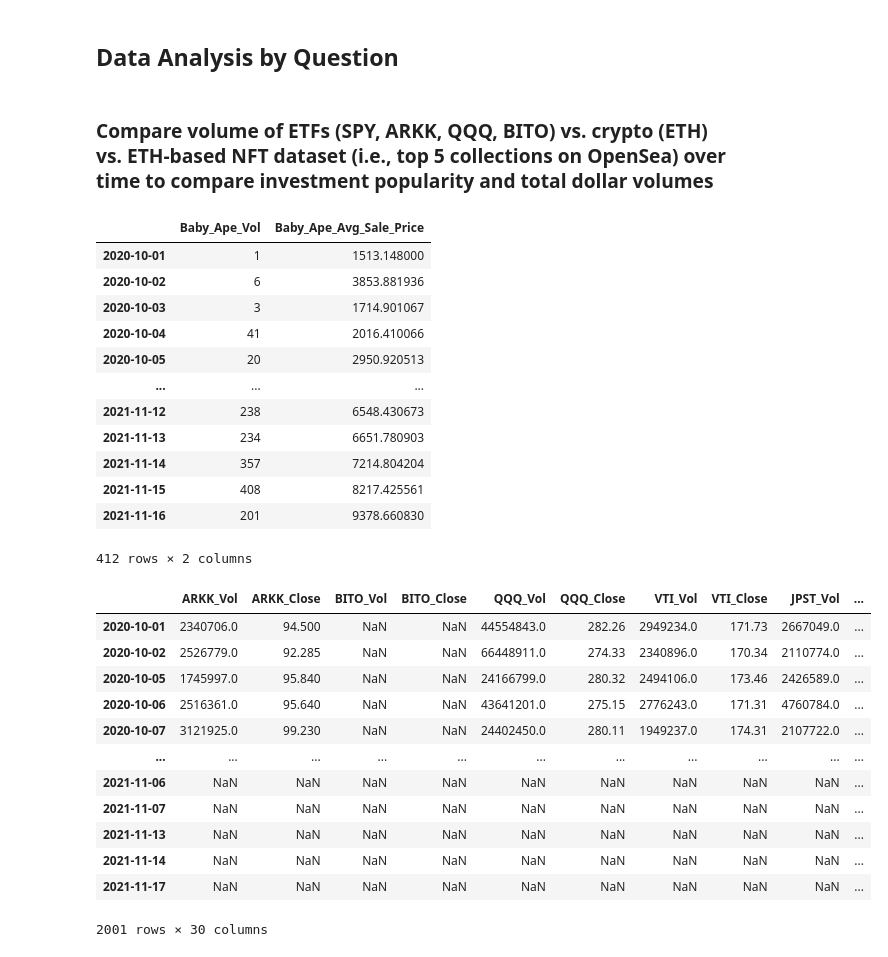
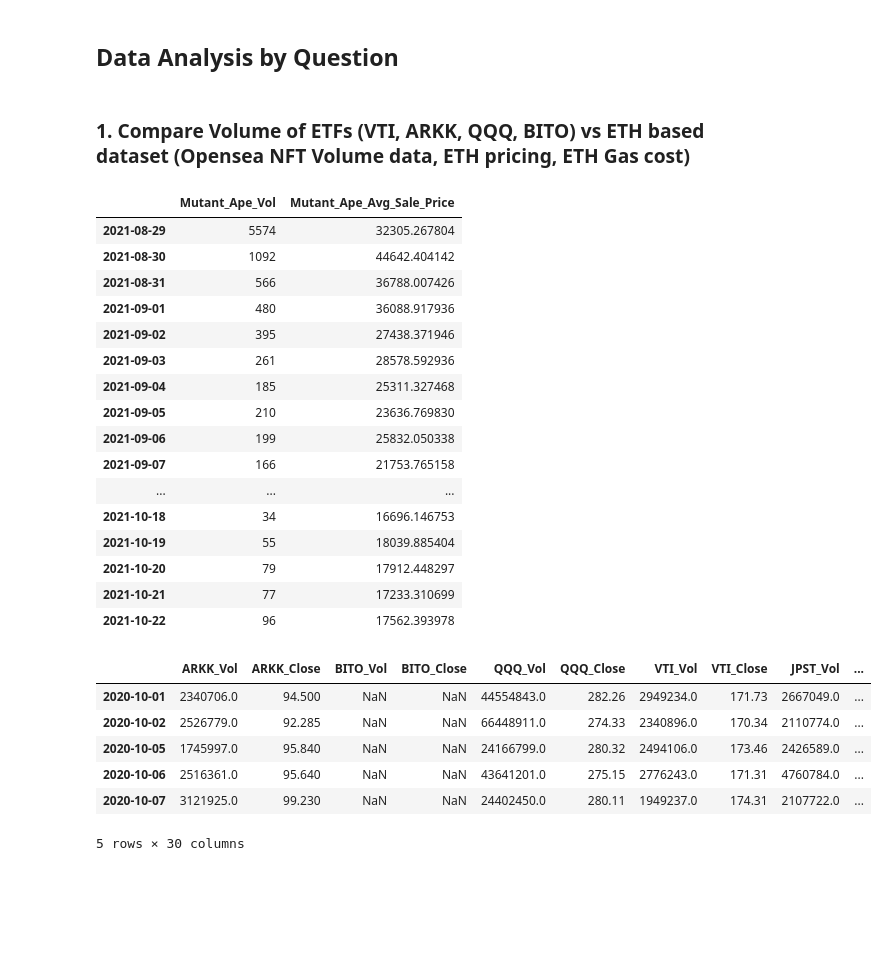
Before and after one commit to bradkaley/NFT_Market_Analysis, a Jupyter notebook: Part_2_Data_Collection_Analysis.ipynb, the cells around one changed output. Saved outputs shown, nothing was run; the diff lists cells and outputs as text; code cells hidden in the pictures; blank space fills up the shorter version.

```diff
--- a/Part_2_Data_Collection_Analysis.ipynb
+++ b/Part_2_Data_Collection_Analysis.ipynb
@@ -325,8 +299,8 @@ file_path_15 = Path("Output_csv_data_files/nfts/baby_ape_sales.csv")
 baby_ape_sales = pd.read_csv(file_path_15)
 # %% [markdown]
 ## Data Analysis by Question
-# %% [markdown]
-### Compare volume of ETFs (SPY, ARKK, QQQ, BITO) vs. crypto (ETH) vs. ETH-based NFT dataset (i.e., top 5 collections on OpenSea) over time to compare investment popularity and total dollar volumes
+# %% [markdown]
+### 1. Compare Volume of ETFs (VTI, ARKK, QQQ, BITO) vs ETH based dataset (Opensea NFT Volume data, ETH pricing, ETH Gas cost)
 # %%
 #Create NFTs dataframe with only daily sales data and convert timestamp to a datetime object
 
@@ -363,13 +334,6 @@ mutant_ape_vol_df["Mutant_Ape_Vol"] = mutant_ape_vol_data
 mutant_ape_vol_df["Mutant_Ape_Avg_Sale_Price"] = mutant_ape_sale_price_data
 mutant_ape_vol_df.index = mutant_ape_vol_df.index.date
 
-#cryptopunks_vol_data = cryptopunks_sale_price_df[['timestamp', 'total_price_usd']].resample("D", on="timestamp").count()["total_price_usd"]
-#cryptopunks_sale_price_data = cryptopunks_sale_price_df[['timestamp', 'total_price_usd']].resample("D", on="timestamp").mean()["total_price_usd"]
-#cryptopunks_vol_df = pd.DataFrame()
-#cryptopunks_vol_df["Cryptopunks_Vol"] = cryptopunks_vol_data
-#cryptopunks_vol_df["Cryptopunks_Avg_Sale_Price"] = cryptopunks_sale_price_data
-#cryptopunks_vol_df.index = cryptopunks_vol_df.index.date
-
 sandbox_vol_data = sandbox_sale_price_df[['timestamp', 'total_price_usd']].resample("D", on="timestamp").count()["total_price_usd"]
 sandbox_sale_price_data = sandbox_sale_price_df[['timestamp', 'total_price_usd']].resample("D", on="timestamp").mean()["total_price_usd"]
 sandbox_vol_df = pd.DataFrame()
@@ -383,49 +347,48 @@ baby_ape_vol_df = pd.DataFrame()
 baby_ape_vol_df["Baby_Ape_Vol"] = baby_ape_vol_data
 baby_ape_vol_df["Baby_Ape_Avg_Sale_Price"] = baby_ape_sale_price_data
 baby_ape_vol_df.index = baby_ape_vol_df.index.date
+
+mutant_ape_vol_df.head(55)
 # %% [output]
-|  | Baby_Ape_Vol | Baby_Ape_Avg_Sale_Price |
-| 2020-10-01 | 1 | 1513.148000 |
-| 2020-10-02 | 6 | 3853.881936 |
-| 2020-10-03 | 3 | 1714.901067 |
-| 2020-10-04 | 41 | 2016.410066 |
-| 2020-10-05 | 20 | 2950.920513 |
+|  | Mutant_Ape_Vol | Mutant_Ape_Avg_Sale_Price |
+| 2021-08-29 | 5574 | 32305.267804 |
+| 2021-08-30 | 1092 | 44642.404142 |
+| 2021-08-31 | 566 | 36788.007426 |
+| 2021-09-01 | 480 | 36088.917936 |
+| 2021-09-02 | 395 | 27438.371946 |
+| 2021-09-03 | 261 | 28578.592936 |
+| 2021-09-04 | 185 | 25311.327468 |
+| 2021-09-05 | 210 | 23636.769830 |
+| 2021-09-06 | 199 | 25832.050338 |
+| 2021-09-07 | 166 | 21753.765158 |
 | ... | ... | ... |
-| 2021-11-12 | 238 | 6548.430673 |
-| 2021-11-13 | 234 | 6651.780903 |
-| 2021-11-14 | 357 | 7214.804204 |
-| 2021-11-15 | 408 | 8217.425561 |
-| 2021-11-16 | 201 | 9378.660830 |
+| 2021-10-18 | 34 | 16696.146753 |
+| 2021-10-19 | 55 | 18039.885404 |
+| 2021-10-20 | 79 | 17912.448297 |
+| 2021-10-21 | 77 | 17233.310699 |
+| 2021-10-22 | 96 | 17562.393978 |
-412 rows × 2 columns
 # %%
 #Concatenate volume data for ETFs, crypto (ETH), and NFTs
 combined_vol_df = pd.concat([stocks_vol_data, eth_data, bored_ape_vol_df,mutant_ape_vol_df,sandbox_vol_df,baby_ape_vol_df], axis="columns", join="outer")
 
 #Add columns to calculate the total amount of USD involved in each ETF, crypto, and NFT collection to compare
 combined_vol_df["ARKK_$_Vol"] = combined_vol_df["ARKK_Vol"] * combined_vol_df["ARKK_Close"]
 combined_vol_df["BITO_$_Vol"] = combined_vol_df["BITO_Vol"] * combined_vol_df["BITO_Close"]
 combined_vol_df["QQQ_$_Vol"] = combined_vol_df["QQQ_Vol"] * combined_vol_df["QQQ_Close"]
 combined_vol_df["VTI_$_Vol"] = combined_vol_df["VTI_Vol"] * combined_vol_df["VTI_Close"]
 combined_vol_df["JPST_$_Vol"] = combined_vol_df["JPST_Vol"] * combined_vol_df["JPST_Close"]
 combined_vol_df["ETH_$_Vol"] = combined_vol_df["ETH_Daily_Volume"] * combined_vol_df["ETH_Close_Price_(USD)"]
 combined_vol_df["Bored_Ape_$_Vol"] = combined_vol_df["Bored_Ape_Vol"] * combined_vol_df["Bored_Ape_Avg_Sale_Price"]
 combined_vol_df["Mutant_Ape_$_Vol"] = combined_vol_df["Mutant_Ape_Vol"] * combined_vol_df["Mutant_Ape_Avg_Sale_Price"]
-#combined_vol_df["Cryptopunks_$_Vol"] = combined_vol_df["Cryptopunks_Vol"] * combined_vol_df["Cryptopunks_Avg_Sale_Price"]
 combined_vol_df["Sandbox_$_Vol"] = combined_vol_df["Sandbox_Vol"] * combined_vol_df["Sandbox_Avg_Sale_Price"]
 combined_vol_df["Baby_Ape_$_Vol"] = combined_vol_df["Baby_Ape_Vol"] * combined_vol_df["Baby_Ape_Avg_Sale_Price"]
 
-combined_vol_df
+combined_vol_df.head()
 # %% [output]
 |  | ARKK_Vol | ARKK_Close | BITO_Vol | BITO_Close | QQQ_Vol | QQQ_Close | VTI_Vol | VTI_Close | JPST_Vol | ... |
 | 2020-10-01 | 2340706.0 | 94.500 | NaN | NaN | 44554843.0 | 282.26 | 2949234.0 | 171.73 | 2667049.0 | ... |
 | 2020-10-02 | 2526779.0 | 92.285 | NaN | NaN | 66448911.0 | 274.33 | 2340896.0 | 170.34 | 2110774.0 | ... |
 | 2020-10-05 | 1745997.0 | 95.840 | NaN | NaN | 24166799.0 | 280.32 | 2494106.0 | 173.46 | 2426589.0 | ... |
 | 2020-10-06 | 2516361.0 | 95.640 | NaN | NaN | 43641201.0 | 275.15 | 2776243.0 | 171.31 | 4760784.0 | ... |
 | 2020-10-07 | 3121925.0 | 99.230 | NaN | NaN | 24402450.0 | 280.11 | 1949237.0 | 174.31 | 2107722.0 | ... |
-| ... | ... | ... | ... | ... | ... | ... | ... | ... | ... | ... |
-| 2021-11-06 | NaN | NaN | NaN | NaN | NaN | NaN | NaN | NaN | NaN | ... |
-| 2021-11-07 | NaN | NaN | NaN | NaN | NaN | NaN | NaN | NaN | NaN | ... |
-| 2021-11-13 | NaN | NaN | NaN | NaN | NaN | NaN | NaN | NaN | NaN | ... |
-| 2021-11-14 | NaN | NaN | NaN | NaN | NaN | NaN | NaN | NaN | NaN | ... |
-| 2021-11-17 | NaN | NaN | NaN | NaN | NaN | NaN | NaN | NaN | NaN | ... |
-2001 rows × 30 columns
+5 rows × 30 columns
```
Also changed, not shown: parts of 33 cells of this notebook, 3 other files.
